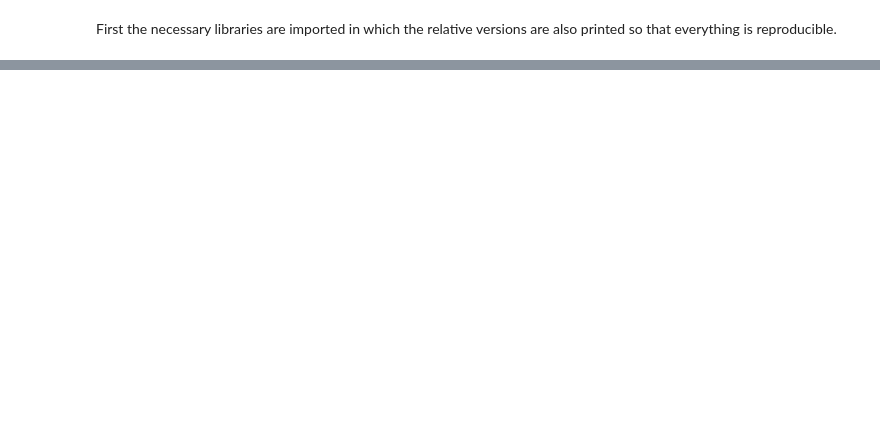
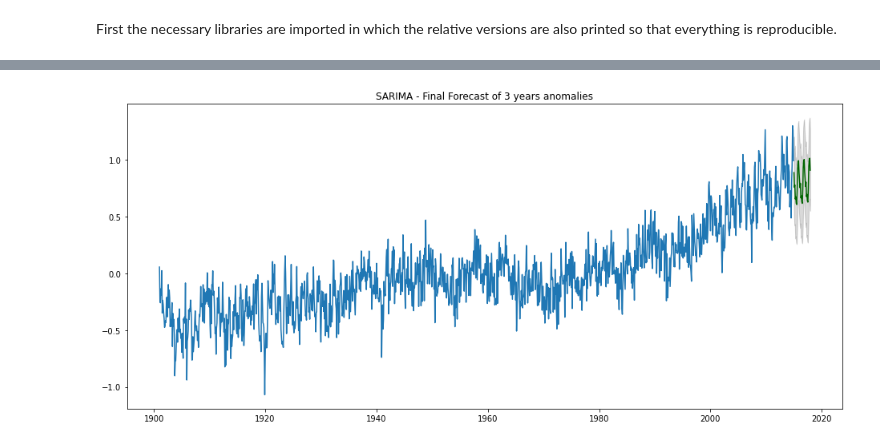
Before and after one commit to Chri1629/environment_physics, a Jupyter notebook: environment/progetto/project.ipynb, the cells around one changed output, grey strips where cells are left out. Cells and saved outputs as stored; diff of their text form; code cells hidden in the pictures; blank space fills up the shorter version.

```diff
--- a/environment/progetto/project.ipynb
+++ b/environment/progetto/project.ipynb
@@ -149,0 +144,2 @@ plt.grid()
+# %%
+ens_mean_month = np.nanmean([ts1_regridded.mean(("lon", "lat")), ts2_regridded.mean(("lon", "lat")), ts3_regridded.mean(("lon", "lat"))], axis=0)
@@ -149,0 +223,6 @@ plt.grid()
+# %%
+df = anomaly_month.copy()
+df = df.drop(['Ensemble historical', 'reference temperature'], axis = 1)
+df['date'] = pd.to_datetime(df['year'] * 10000 + df['month'] * 100 + 1, format="%Y%m%d")
+df = df.drop(['year', 'month'], axis = 1)
+df.set_index('date', inplace=True)
@@ -149,0 +266,13 @@ plt.grid()
+# %%
+import pmdarima as pm
+
+smodel = pm.auto_arima(df['anomaly'], start_p=1, start_q=1,
+                       test='adf',
+                       max_p=3, max_q=3, m=12,
+                       start_P=0, seasonal=True,
+                       d=None, D=1, trace=True,
+                       error_action='ignore',
+                       suppress_warnings=True,
+                       stepwise=True)
+
+smodel.summary()
@@ -149,0 +318,26 @@ plt.grid()
+# %%
+n_periods = 36
+fitted, confint = smodel.predict(n_periods=n_periods, return_conf_int=True)
+index_of_fc = pd.date_range(df['anomaly'].index[-1], periods=n_periods, freq='M')
+
+# make series for plotting purpose
+fitted_series = pd.Series(fitted, index=index_of_fc)
+lower_series = pd.Series(confint[:, 0], index=index_of_fc)
+upper_series = pd.Series(confint[:, 1], index=index_of_fc)
+
+# Plot
+plt.figure(figsize=(16, 7))
+
+plt.plot(df['anomaly'])
+#plt.plot(future, color='red')
+
+plt.plot(fitted_series, color='darkgreen')
+plt.fill_between(lower_series.index,
+                 lower_series,
+                 upper_series,
+                 color='k', alpha=.15)
+
+plt.title("SARIMA - Final Forecast of 3 years anomalies")
+plt.show()
+# %% [output]
+[figure, added]
```
Also changed, not shown: parts of 48 cells of this notebook, 4 other files.
